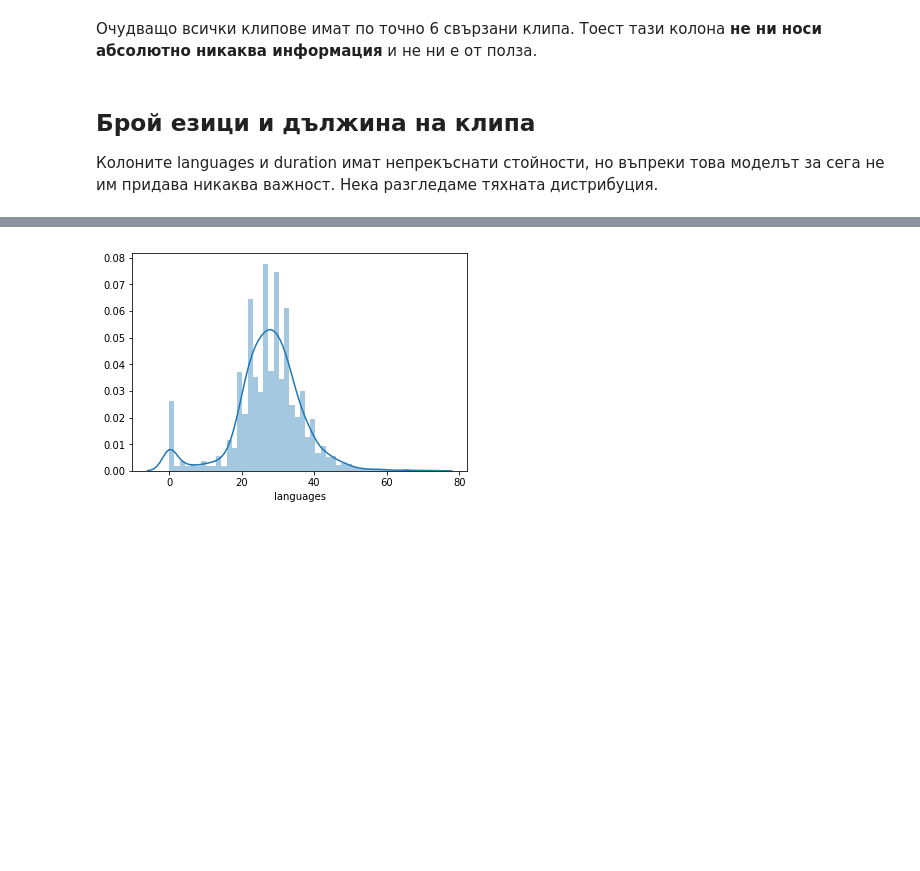
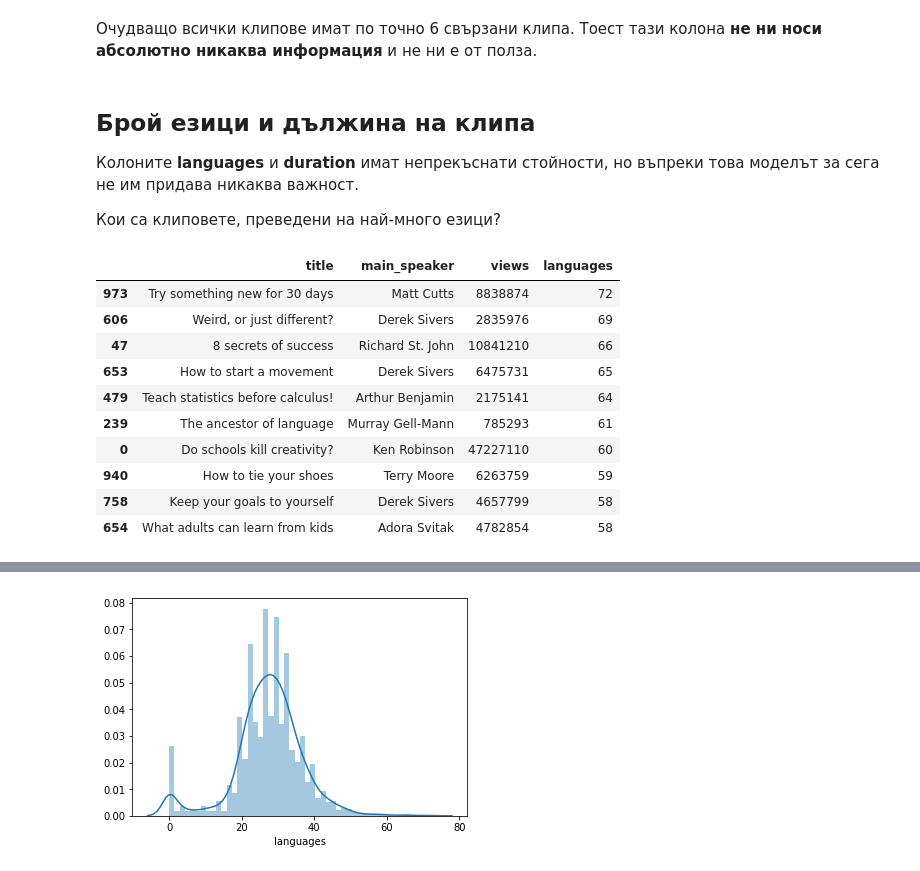
Before and after one commit to tbancheva/Machine-Learning-FMI, a Jupyter notebook: TEDTalksViewsPrediction/TEDTalks videos.ipynb, the cells around one changed output, grey strips where cells are left out. Cells and saved outputs as stored; diff of their text form; code cells hidden in the pictures; blank space fills up the shorter version.

```diff
--- a/TEDTalksViewsPrediction/TEDTalks videos.ipynb
+++ b/TEDTalksViewsPrediction/TEDTalks videos.ipynb
@@ -509,4 +506,21 @@ Name: related_talks_count, dtype: int64
 # %% [markdown]
 ## Брой езици и дължина на клипа
 
-Колоните languages и duration имат непрекъснати стойности, но въпреки това моделът за сега не им придава никаква важност. Нека разгледаме тяхната дистрибуция.
+Колоните **languages** и **duration** имат непрекъснати стойности, но въпреки това моделът за сега не им придава никаква важност.
+
+Кои са клиповете, преведени на най-много езици?
+# %%
+most_translated_talks = data[['title', 'main_speaker', 'views', 'languages']].sort_values('languages', ascending=False)[:10]
+most_translated_talks
+# %% [output]
+|  | title | main_speaker | views | languages |
+| 973 | Try something new for 30 days | Matt Cutts | 8838874 | 72 |
+| 606 | Weird, or just different? | Derek Sivers | 2835976 | 69 |
+| 47 | 8 secrets of success | Richard St. John | 10841210 | 66 |
+| 653 | How to start a movement | Derek Sivers | 6475731 | 65 |
+| 479 | Teach statistics before calculus! | Arthur Benjamin | 2175141 | 64 |
+| 239 | The ancestor of language | Murray Gell-Mann | 785293 | 61 |
+| 0 | Do schools kill creativity? | Ken Robinson | 47227110 | 60 |
+| 940 | How to tie your shoes | Terry Moore | 6263759 | 59 |
+| 758 | Keep your goals to yourself | Derek Sivers | 4657799 | 58 |
+| 654 | What adults can learn from kids | Adora Svitak | 4782854 | 58 |
```
Also changed, not shown: parts of 64 cells of this notebook.
